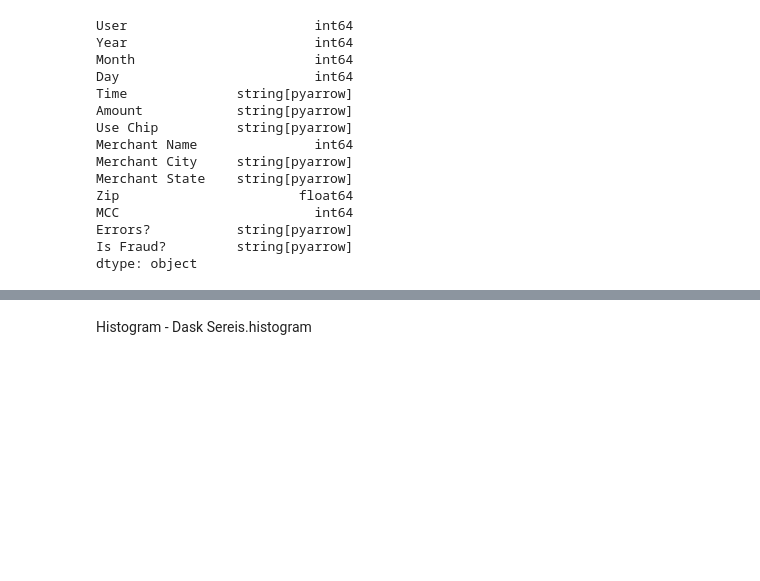
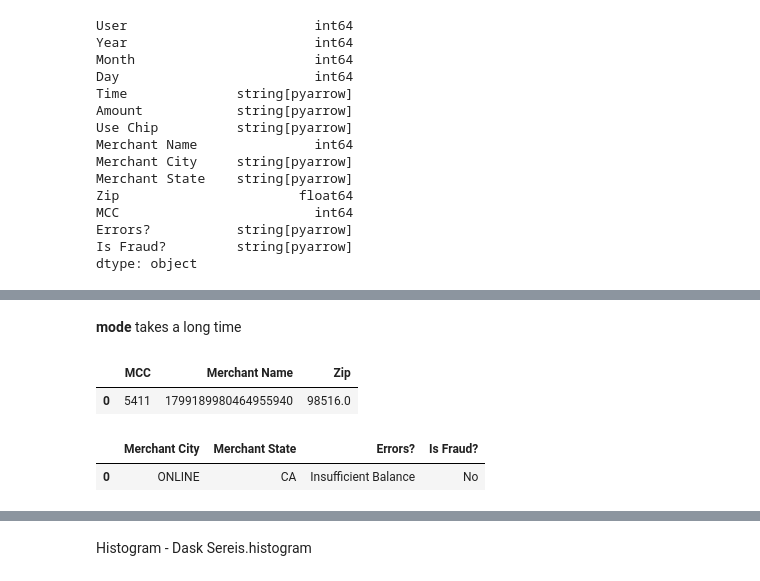
Before and after one commit to pbdanny/PythonProject, a Jupyter notebook: Dask/notebook/dask_cluster_compute.ipynb, the cells around one changed output, grey strips where cells are left out. Saved outputs shown, nothing was run; the diff lists cells and outputs as text; code cells hidden in the pictures; blank space fills up the shorter version.

```diff
--- a/Dask/notebook/dask_cluster_compute.ipynb
+++ b/Dask/notebook/dask_cluster_compute.ipynb
@@ -392,0 +89,12 @@ ddf.amount.between(*amt_range).sum().compute()
+# %% [markdown]
+**mode** takes a long time
+# %%
+ddf[["MCC", "Merchant Name", "Zip"]].mode().compute()
+# %% [output]
+|  | MCC | Merchant Name | Zip |
+| 0 | 5411 | 1799189980464955940 | 98516.0 |
+# %%
+ddf[["Merchant City", "Merchant State", "Errors?", "Is Fraud?"]].mode().compute()
+# %% [output]
+|  | Merchant City | Merchant State | Errors? | Is Fraud? |
+| 0 | ONLINE | CA | Insufficient Balance | No |
```
Also changed, not shown: parts of 59 cells of this notebook.
